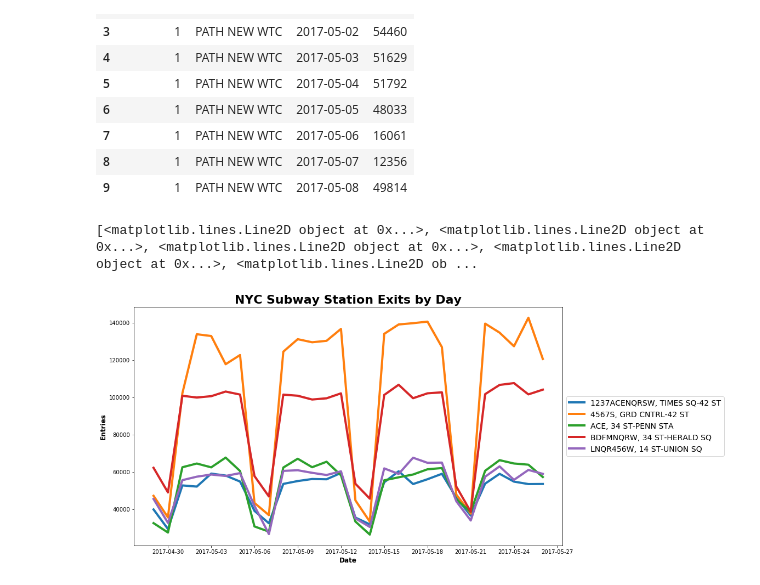
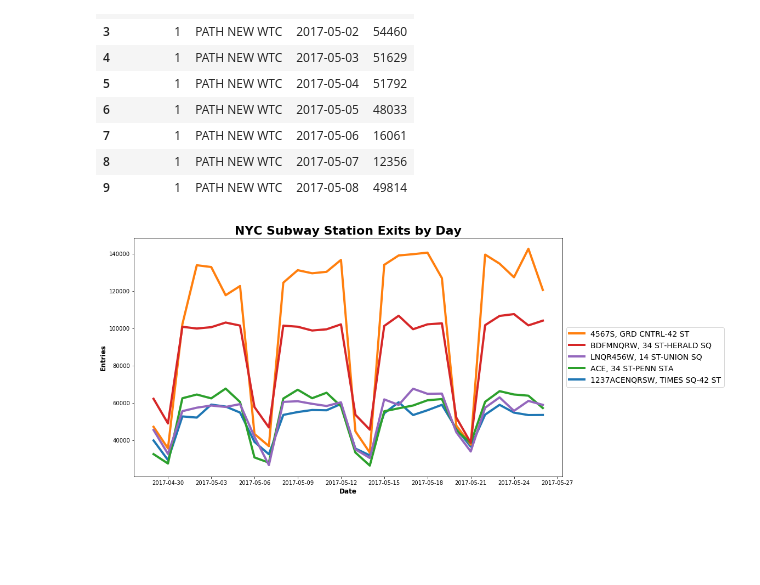
Before and after one commit to zuzhaoye/MTA_Data_Analysis, a Jupyter notebook: Project1_Final2_cross_check_exits.ipynb, the cells around one changed output. Cells and saved outputs as stored; diff of their text form; code cells hidden in the pictures; blank space fills up the shorter version.

```diff
--- a/Project1_Final2_cross_check_exits.ipynb
+++ b/Project1_Final2_cross_check_exits.ipynb
@@ -152,23 +152,22 @@ timeseries_df.head(10)
 # %%
 fig = plt.figure(1, figsize = (14, 8))
 ax1 = fig.add_subplot(111)
 ax1.set_xlabel('Date', fontsize=12, weight='bold')
 ax1.set_ylabel('Entries', fontsize=12, weight='bold')
 ax1.set_title('NYC Subway Station Exits by Day', fontsize=22, weight='bold')
 
 busiest_five_stations = busiest_turnstile_df[:5]
 for key, grp in busiest_five_stations.groupby(['Linename', 'Station']):
     station = timeseries_df[(timeseries_df['Linename'] == key[0]) & \
                              (timeseries_df['Station'] == key[1])]
     station = station.groupby('Date').sum().reset_index()
     ax1.plot('Date', 'Exits', data = station, label = key[0] + ', ' + key[1], linewidth=4)
 
 handles,labels = ax1.get_legend_handles_labels()
-print(handles,labels)
-#handles = [handles[1], handles[3], handles[4], handles[2], handles[0]]
-#labels = [labels[1], labels[3], labels[4], labels[2], labels[0]]
+
+handles = [handles[1], handles[3], handles[4], handles[2], handles[0]]
+labels = [labels[1], labels[3], labels[4], labels[2], labels[0]]
 
 ax1.legend(handles, labels, loc='center left', bbox_to_anchor=(1, 0.5), fontsize=14);
 # %% [output]
-[<matplotlib.lines.Line2D object at 0x...>, <matplotlib.lines.Line2D object at 0x...>, <matplotlib.lines.Line2D object at 0x...>, <matplotlib.lines.Line2D object at 0x...>, <matplotlib.lines.Line2D ob ...
-[figure, old version]
+[figure, new version]
```
